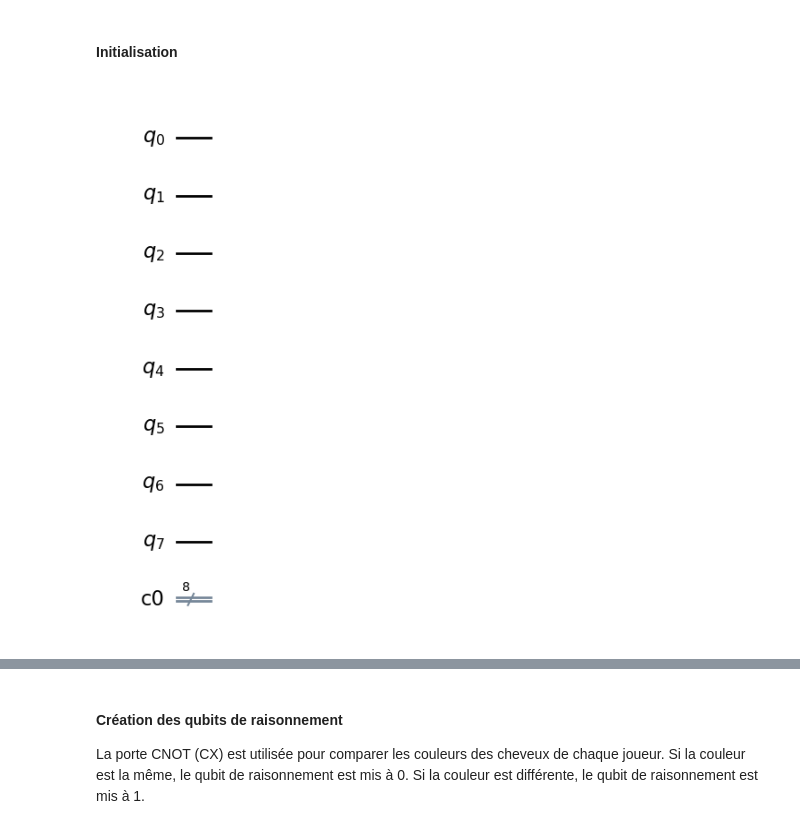
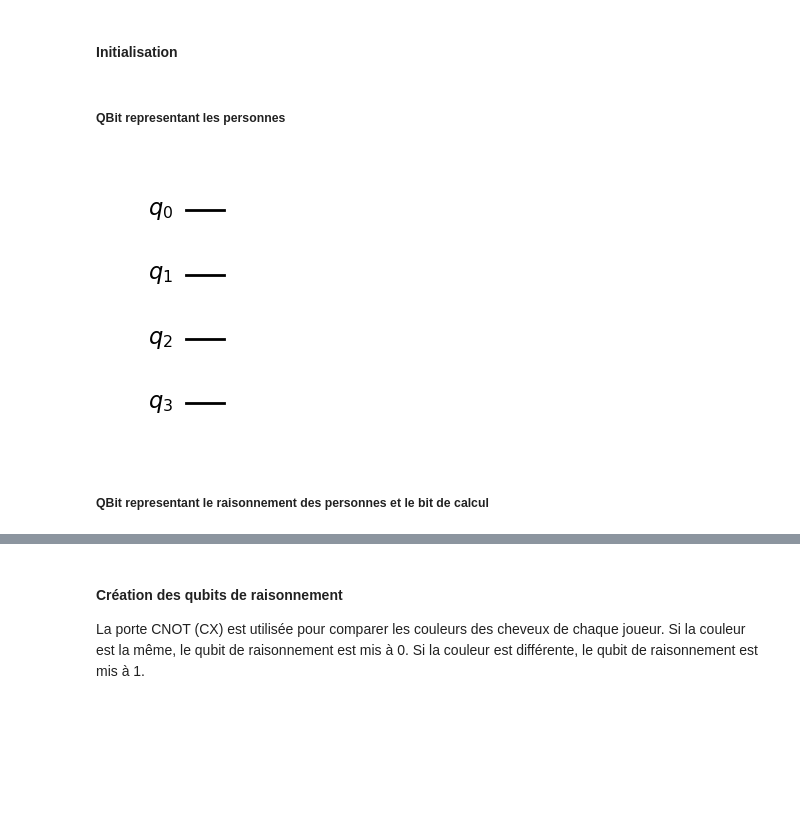
Before and after one commit to Rixez2325/quantum-esgi, a Jupyter notebook: couleurs_des_cheveux.ipynb, the cells around one changed output, grey strips where cells are left out. Saved outputs shown, nothing was run; the diff lists cells and outputs as text; code cells hidden in the pictures; blank space fills up the shorter version.

Commit message:
Add legend in histo

```diff
--- a/couleurs_des_cheveux.ipynb
+++ b/couleurs_des_cheveux.ipynb
@@ -29,10 +29,12 @@ from qiskit import *
 from qiskit.visualization import plot_histogram
 # %% [markdown]
 #### Initialisation
+# %% [markdown]
+##### QBit representant les personnes
 # %%
-circ_enigme=QuantumCircuit(8)
-classicalRegister=ClassicalRegister(8)
-circ_enigme.add_register(classicalRegister)
+circ_enigme=QuantumCircuit(4)
 circ_enigme.draw(output="mpl")
 # %% [output]
-[figure, old version]
+[figure, new version]
+# %% [markdown]
+##### QBit representant le raisonnement des personnes et le bit de calcul
```
Also changed, not shown: parts of 13 cells of this notebook.
